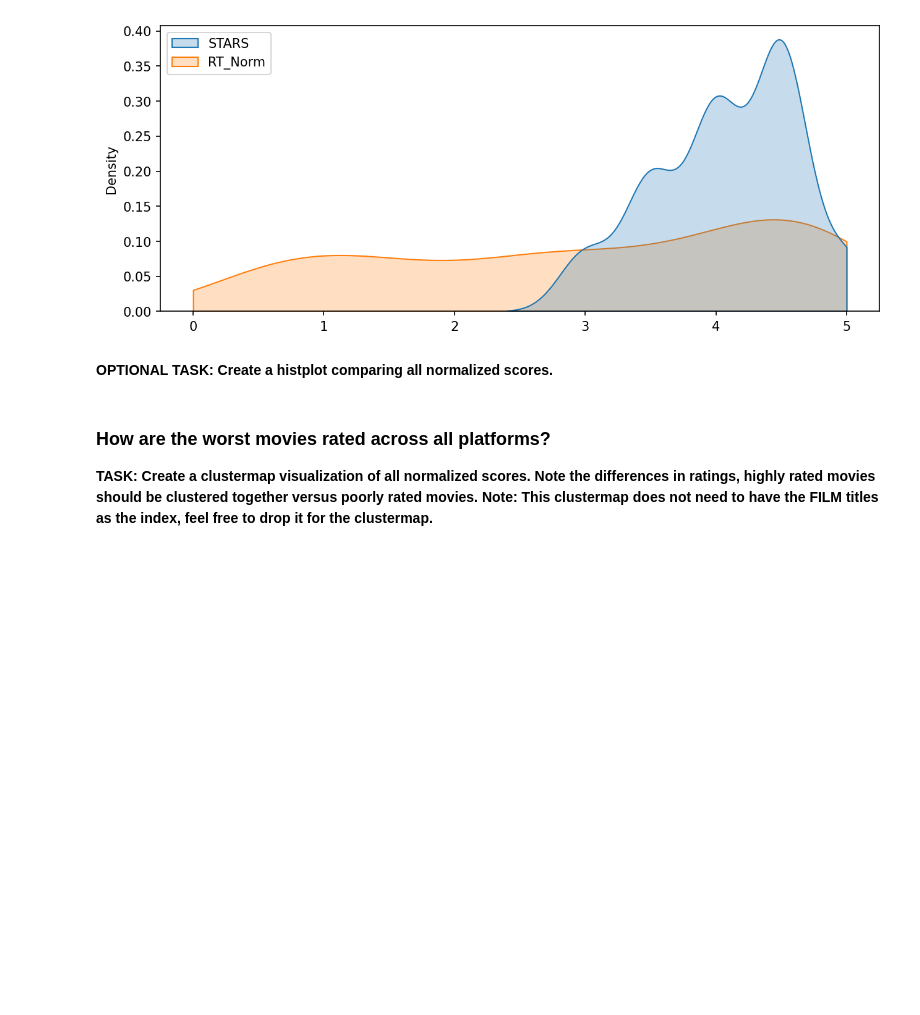
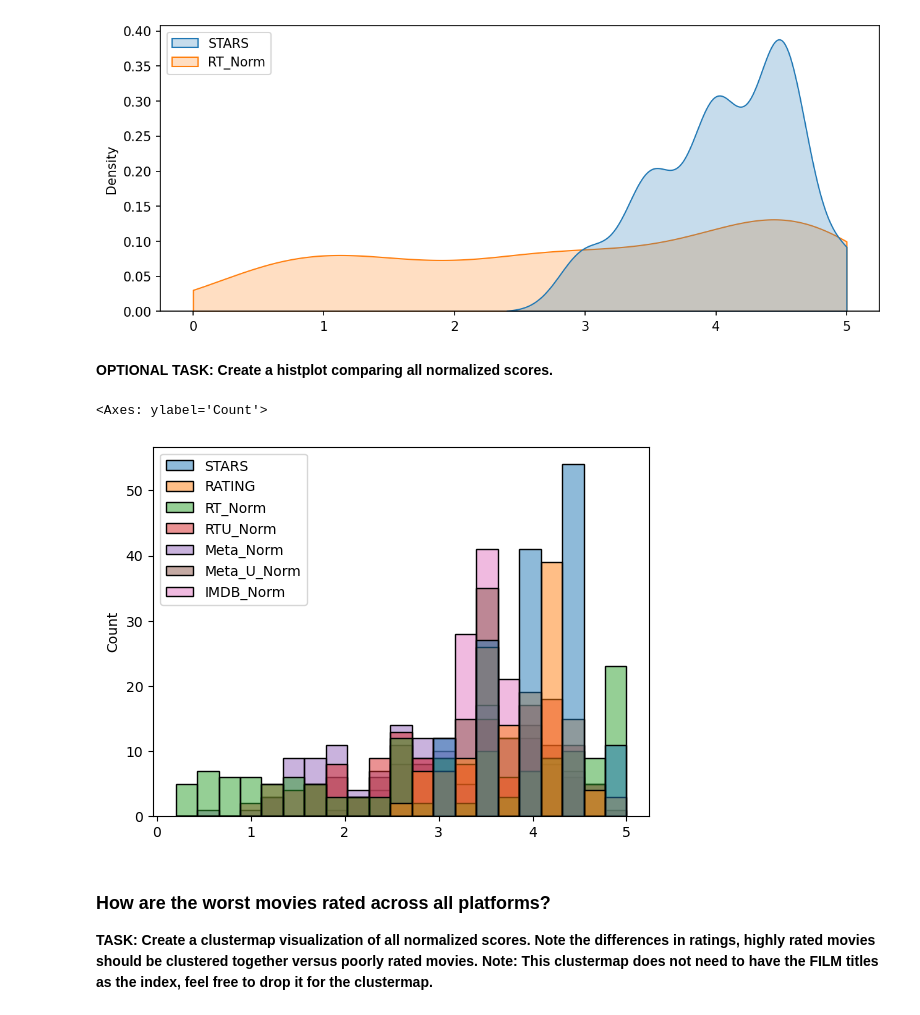
Before and after one commit to adityapatel14/movie-ratings-bias-study, a Jupyter notebook: 00-Capstone-Project.ipynb, the cells around one changed output. Cells and saved outputs as stored; diff of their text form; code cells hidden in the pictures; blank space fills up the shorter version.

```diff
--- a/00-Capstone-Project.ipynb
+++ b/00-Capstone-Project.ipynb
@@ -564,3 +562,8 @@ This will become an error in seaborn v0.14.0; please update your code.
+# %%
+sns.histplot(data=norm_scores)
+# %% [output]
+<Axes: ylabel='Count'>
+[figure, added]
 # %% [markdown]
 
 ### How are the worst movies rated across all platforms?
```
Also changed, not shown: parts of 11 cells of this notebook.
